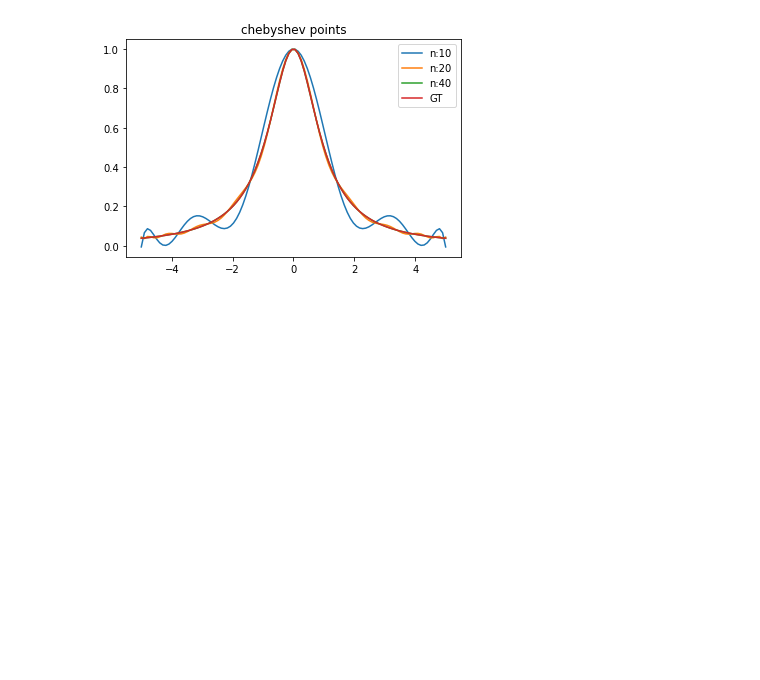
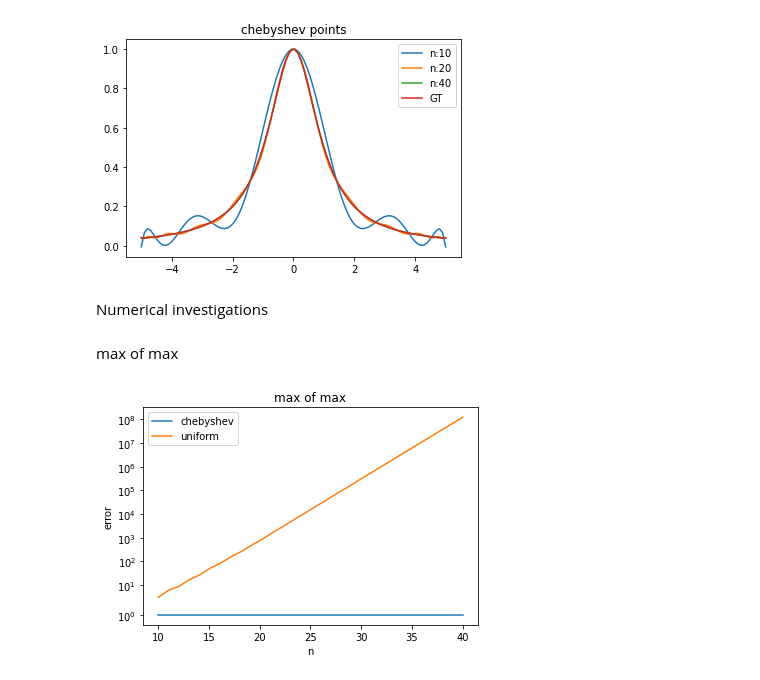
Before and after one commit to jakobtroidl/cn_exercise, a Jupyter notebook: task_2.ipynb, the cells around one changed output. Cells and saved outputs as stored; diff of their text form; code cells hidden in the pictures; blank space fills up the shorter version.

```diff
--- a/task_2.ipynb
+++ b/task_2.ipynb
@@ -75,3 +75,45 @@ plt.legend()
 plt.show()
 # %% [output]
 [figure]
+# %% [markdown]
+Numerical investigations
+# %%
+def max_1(points, x, func):
+    maxVec = np.zeros(len(points))
+    for i in range(0,len(points)):
+        maxVec[i] = max(np.abs(func(points[i]) * lagrange(points,i,x)))
+    return max(maxVec)
+
+    return o
+
+def max_2(points, x, func):
+    sumVec = np.zeros(len(x))
+    for i in range(0,len(points)):
+        sumVec += np.abs(func(points[i]) * lagrange(points,i,x))
+    return max(sumVec)
+# %% [markdown]
+max of max
+# %%
+x = np.linspace(-5, 5, 100)
+
+n = 40
+eq = np.zeros(n - 10)
+for i in range(10, n):
+    p = c = chebyshev(21)
+    eq[i - 10] = max_1(p, x, function)
+plt.plot(np.linspace(10, n, n - 10), eq, label="chebyshev")
+
+eq = np.zeros(n - 10)
+for i in range(10, n):
+    p = np.linspace(-5, 5, num=i)
+    eq[i - 10] = max_1(p, x, function)
+plt.plot(np.linspace(10, n, n - 10), eq, label="uniform")
+
+plt.title("max of max")
+plt.xlabel("n")
+plt.ylabel("error")
+plt.legend()
+plt.yscale('symlog')
+plt.show()
+# %% [output]
+[figure, added]
```
Also changed, not shown: parts of 2 cells of this notebook, 1 other file.
